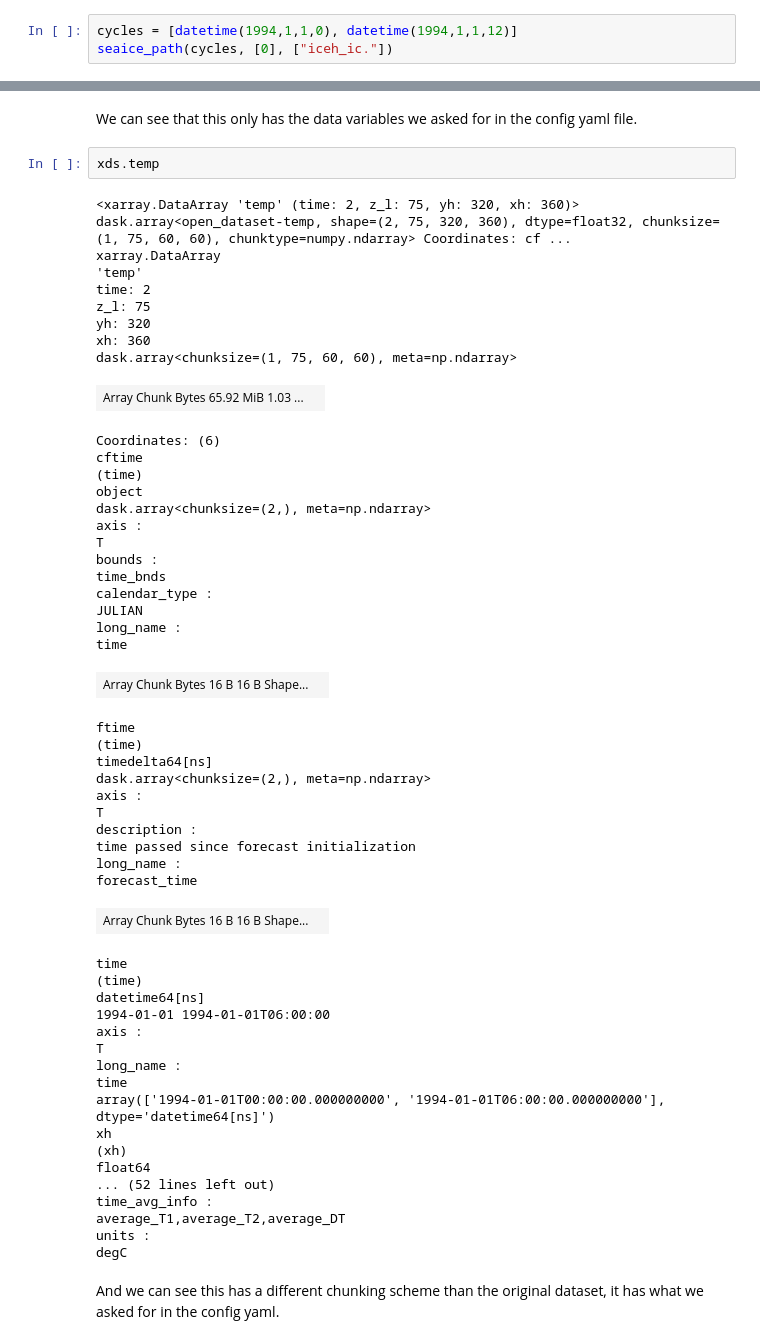
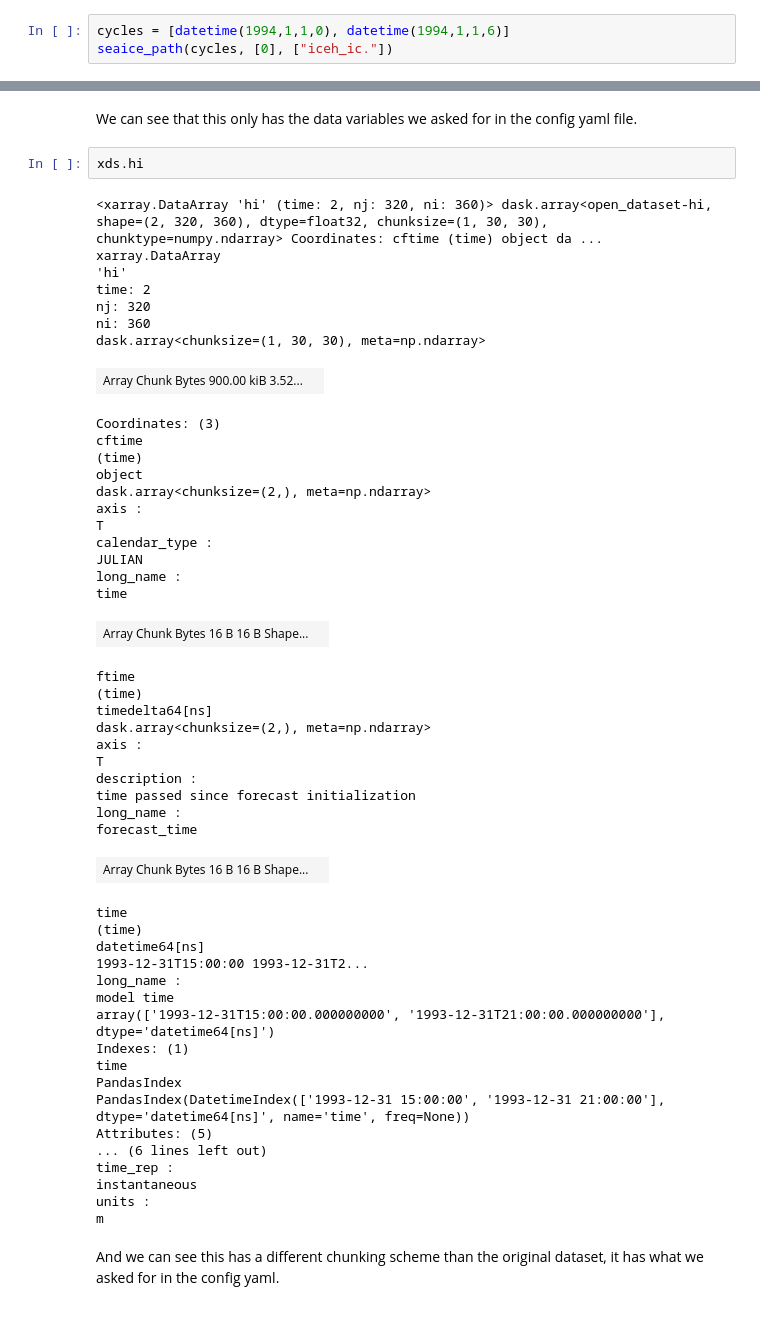
Before and after one commit to NOAA-PSL/ufs2arco, a Jupyter notebook: docs/example_replay_cice6.ipynb, the cells around one changed output, grey strips where cells are left out. Drawn from its saved outputs; the diff is of its cells as text.

Commit message:
cice6 dataset looks good to go

```diff
--- a/docs/example_replay_cice6.ipynb
+++ b/docs/example_replay_cice6.ipynb
@@ -36,7 +36,7 @@ def seaice_path(cycles, forecast_hours, file_prefixes):
 For instance to grab the `ocn_` files at forecast hour `fhr00`
 from the DA cycle at 00:00 Jan 1, 1994, this would be used as follows:
 # %%
-cycles = [datetime(1994,1,1,0), datetime(1994,1,1,12)]
+cycles = [datetime(1994,1,1,0), datetime(1994,1,1,6)]
 seaice_path(cycles, [0], ["iceh_ic."])
 # %% [output]
 ['s3://noaa-ufs-gefsv13replay-pds/1deg/1994/01/1994010100/iceh_ic.1993-12-31-54000.nc',
@@ -223,26 +166,23 @@ Data variables:
 # %% [markdown]
 We can see that this only has the data variables we asked for in the config yaml file.
 # %%
-xds.temp
+xds.hi
 # %% [output]
-<xarray.DataArray 'temp' (time: 2, z_l: 75, yh: 320, xh: 360)> dask.array<open_dataset-temp, shape=(2, 75, 320, 360), dtype=float32, chunksize=(1, 75, 60, 60), chunktype=numpy.ndarray> Coordinates: cf ...
+<xarray.DataArray 'hi' (time: 2, nj: 320, ni: 360)> dask.array<open_dataset-hi, shape=(2, 320, 360), dtype=float32, chunksize=(1, 30, 30), chunktype=numpy.ndarray> Coordinates: cftime (time) object da ...
 xarray.DataArray
-'temp'
+'hi'
 time: 2
-z_l: 75
-yh: 320
-xh: 360
-dask.array<chunksize=(1, 75, 60, 60), meta=np.ndarray>
+nj: 320
+ni: 360
+dask.array<chunksize=(1, 30, 30), meta=np.ndarray>
-| Array Chunk Bytes 65.92 MiB 1.03 ... |  |
+| Array Chunk Bytes 900.00 kiB 3.52... |  |
-Coordinates: (6)
+Coordinates: (3)
 cftime
 (time)
 object
 dask.array<chunksize=(2,), meta=np.ndarray>
 axis :
 T
-bounds :
-time_bnds
 calendar_type :
 JULIAN
 long_name :
@@ -262,20 +202,20 @@ forecast_time
 time
 (time)
 datetime64[ns]
-1994-01-01 1994-01-01T06:00:00
-axis :
-T
+1993-12-31T15:00:00 1993-12-31T2...
 long_name :
+model time
+array(['1993-12-31T15:00:00.000000000', '1993-12-31T21:00:00.000000000'], dtype='datetime64[ns]')
+Indexes: (1)
 time
-array(['1994-01-01T00:00:00.000000000', '1994-01-01T06:00:00.000000000'], dtype='datetime64[ns]')
-xh
-(xh)
-float64
-... (52 lines left out)
-time_avg_info :
-average_T1,average_T2,average_DT
+PandasIndex
+PandasIndex(DatetimeIndex(['1993-12-31 15:00:00', '1993-12-31 21:00:00'], dtype='datetime64[ns]', name='time', freq=None))
+Attributes: (5)
+... (6 lines left out)
+time_rep :
+instantaneous
 units :
-degC
+m
 # %% [markdown]
 And we can see this has a different chunking scheme than the original dataset, it has what we asked for in the config yaml.
 # %%
```
Also changed, not shown: parts of 16 cells of this notebook, 2 other files.
